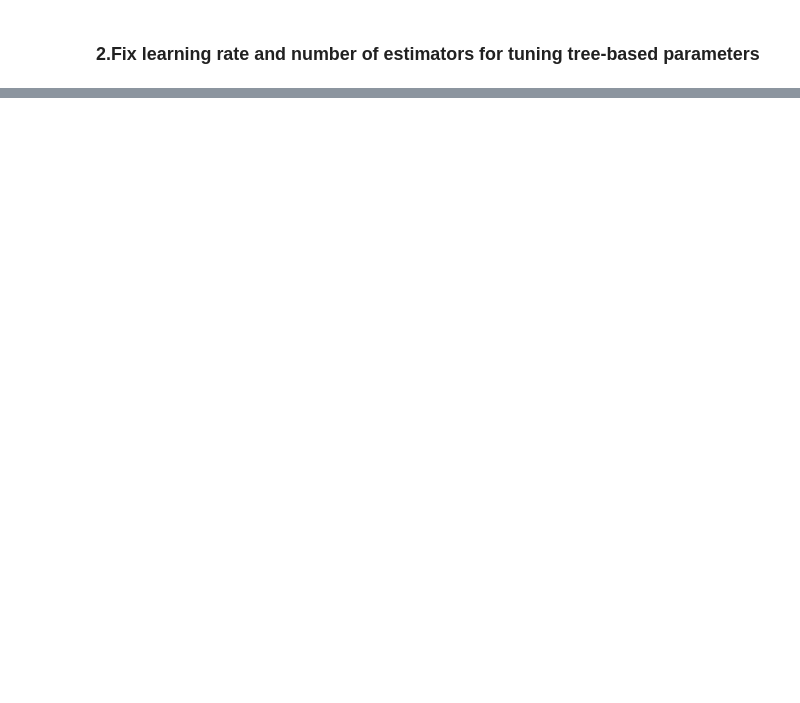
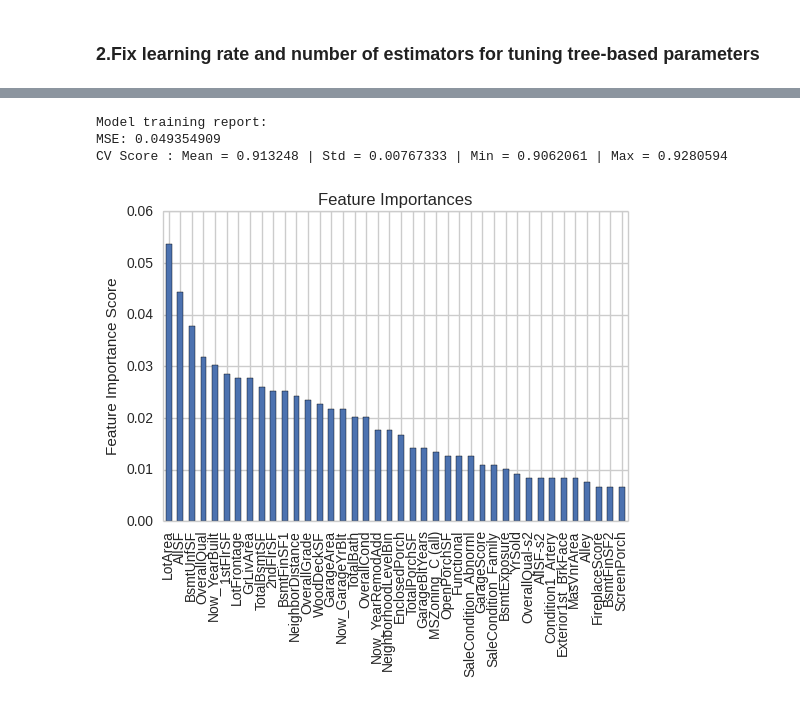
Before and after one commit to SunnyMarkLiu/Kaggle-House-Prices, a Jupyter notebook: XGBoost_and_Parameter_Tuning.ipynb, the cells around one changed output, grey strips where cells are left out. Drawn from its saved outputs; the diff is of its cells as text; code cells hidden in the pictures; blank space fills up the shorter version.

```diff
--- a/XGBoost_and_Parameter_Tuning.ipynb
+++ b/XGBoost_and_Parameter_Tuning.ipynb
@@ -283,0 +272,22 @@ CV Score : Mean = 0.9072405 | Std = 0.01026821 | Min = 0.8924044 | Max = 0.92468
+# %%
+xgb_regressor = XGBRegressor(
+                learning_rate=0.1,
+                n_estimators=190,
+                max_depth=3,
+                min_child_weight=2,
+
+                gamma=0,
+                subsample=0.8,
+                colsample_bytree=0.8,
+                reg_lambda = 0.1,
+                reg_alpha = 0.1,
+                scale_pos_weight=1,
+                objective= 'reg:linear',
+                seed=10)
+
+xgb_regressor, feature_importances = model_fit(xgb_regressor,train_X, train_Y)
+# %% [output]
+Model training report:
+MSE: 0.049354909
+CV Score : Mean = 0.913248 | Std = 0.00767333 | Min = 0.9062061 | Max = 0.9280594
+[figure, added]
```
Also changed, not shown: parts of 13 cells of this notebook.
